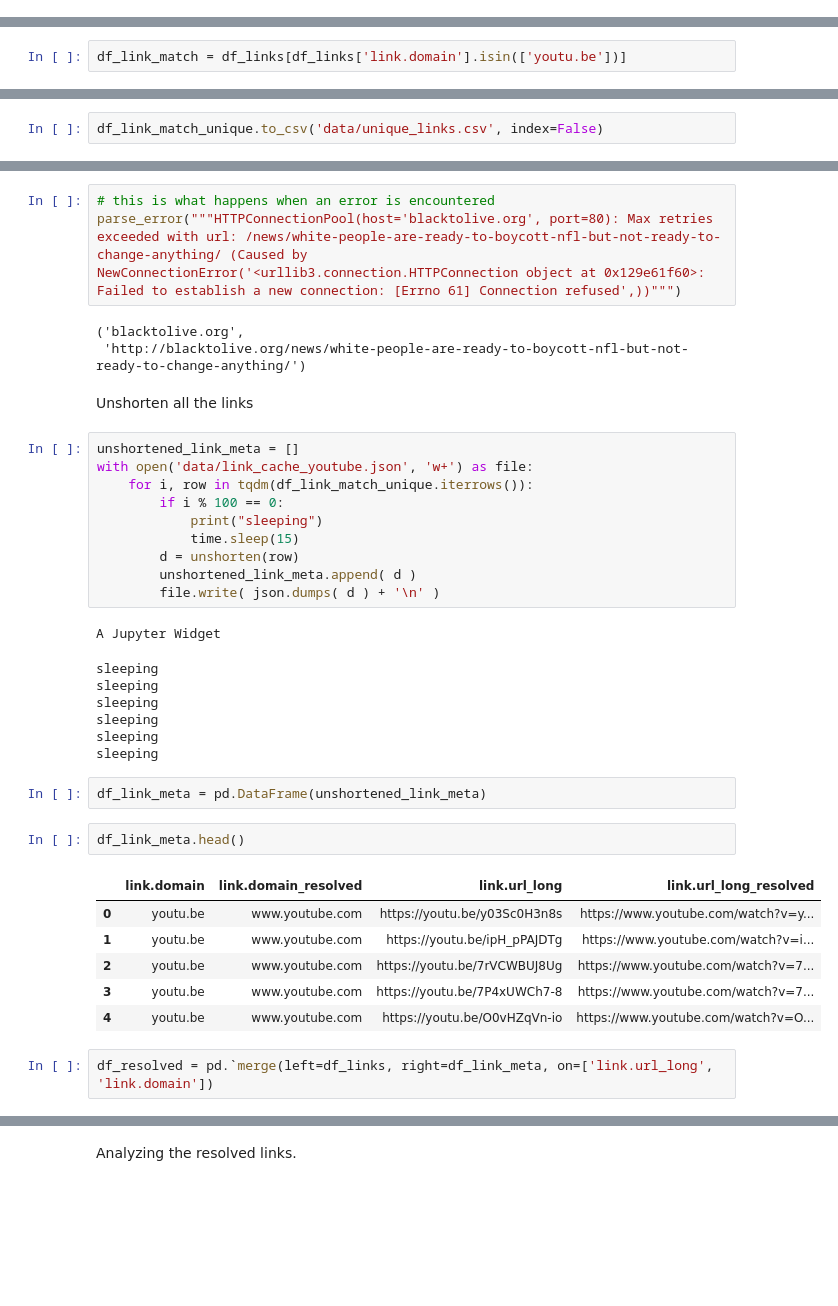
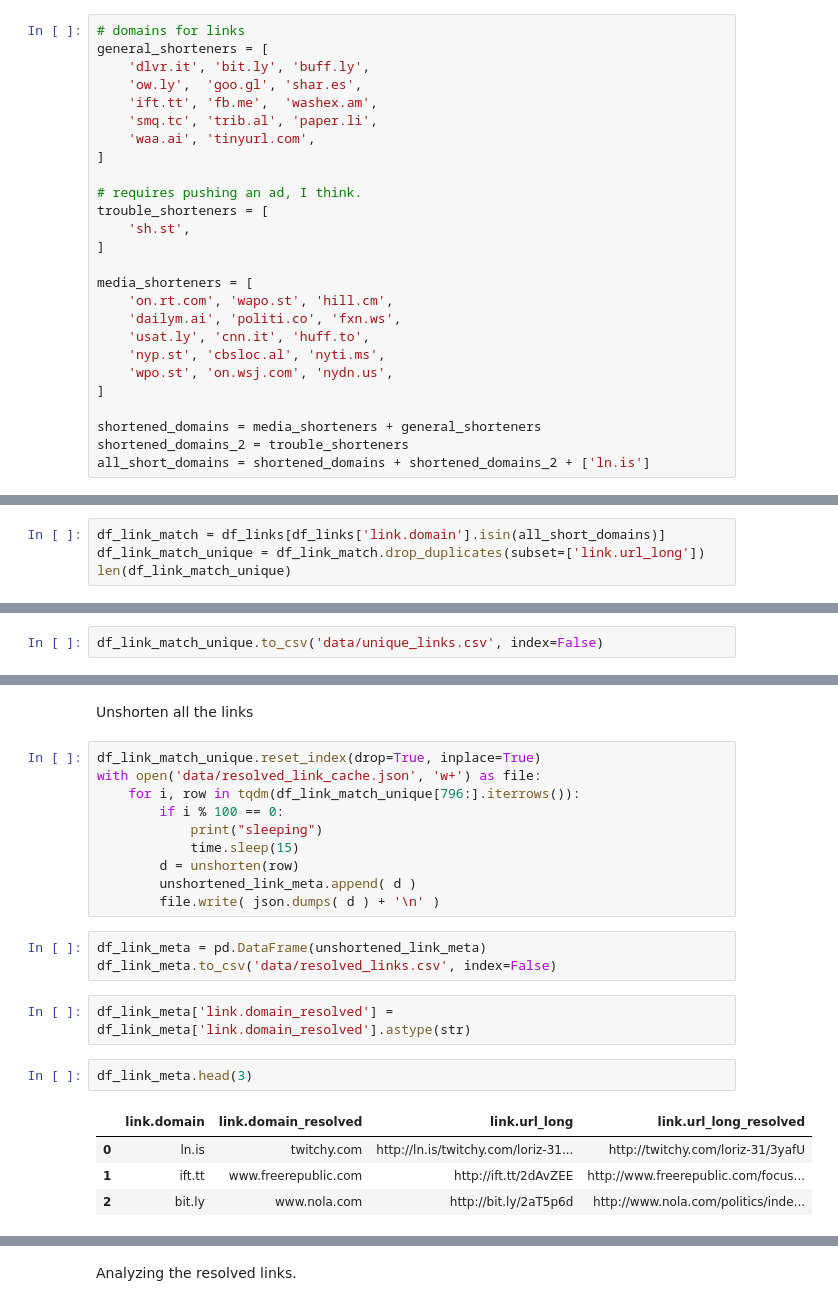
Before and after one commit to mitpalorg/nbc_russian_trolls, a Jupyter notebook: link_analysis-2018-02-28.ipynb, the cells around one changed output, grey strips where cells are left out. Saved outputs shown, nothing was run; the diff lists cells and outputs as text; blank space fills up the shorter version.

```diff
--- a/link_analysis-2018-02-28.ipynb
+++ b/link_analysis-2018-02-28.ipynb
@@ -187,2 +114,28 @@ r.url
 Which links will we unshorten?
 Lets filter all link domains for the ones in the lists ahove
+# %%
+# domains for links
+general_shorteners = [
+    'dlvr.it', 'bit.ly', 'buff.ly',
+    'ow.ly',  'goo.gl', 'shar.es',
+    'ift.tt', 'fb.me',  'washex.am',
+    'smq.tc', 'trib.al', 'paper.li',
+    'waa.ai', 'tinyurl.com',
+]
+
+# requires pushing an ad, I think.
+trouble_shorteners = [
+    'sh.st',
+]
+
+media_shorteners = [
+    'on.rt.com', 'wapo.st', 'hill.cm',
+    'dailym.ai', 'politi.co', 'fxn.ws',
+    'usat.ly', 'cnn.it', 'huff.to',
+    'nyp.st', 'cbsloc.al', 'nyti.ms',
+    'wpo.st', 'on.wsj.com', 'nydn.us',
+]
+
+shortened_domains = media_shorteners + general_shorteners
+shortened_domains_2 = trouble_shorteners
+all_short_domains = shortened_domains + shortened_domains_2 + ['ln.is']
@@ -189,2 +188,4 @@ Lets filter all link domains for the ones in the lists ahove
 # %%
-df_link_match = df_links[df_links['link.domain'].isin(['youtu.be'])]
+df_link_match = df_links[df_links['link.domain'].isin(all_short_domains)]
+df_link_match_unique = df_link_match.drop_duplicates(subset=['link.url_long'])
+len(df_link_match_unique)
@@ -321,39 +196,24 @@ unshorten(df_link_match_unique.iloc[35])
-# %%
-# this is what happens when an error is encountered
-parse_error("""HTTPConnectionPool(host='blacktolive.org', port=80): Max retries exceeded with url: /news/white-people-are-ready-to-boycott-nfl-but-not-ready-to-change-anything/ (Caused by NewConnectionError('<urllib3.connection.HTTPConnection object at 0x129e61f60>: Failed to establish a new connection: [Errno 61] Connection refused',))""")
-# %% [output]
-('blacktolive.org',
- 'http://blacktolive.org/news/white-people-are-ready-to-boycott-nfl-but-not-ready-to-change-anything/')
 # %% [markdown]
 Unshorten all the links
 # %%
-unshortened_link_meta = []
-with open('data/link_cache_youtube.json', 'w+') as file:
-    for i, row in tqdm(df_link_match_unique.iterrows()):
+df_link_match_unique.reset_index(drop=True, inplace=True)
+with open('data/resolved_link_cache.json', 'w+') as file:
+    for i, row in tqdm(df_link_match_unique[796:].iterrows()):
         if i % 100 == 0:
             print("sleeping")
             time.sleep(15)
         d = unshorten(row)
         unshortened_link_meta.append( d )
         file.write( json.dumps( d ) + '\n' )
-# %% [output]
-A Jupyter Widget
-sleeping
-sleeping
-sleeping
-sleeping
-sleeping
-sleeping
 # %%
 df_link_meta = pd.DataFrame(unshortened_link_meta)
+df_link_meta.to_csv('data/resolved_links.csv', index=False)
+# %%
+df_link_meta['link.domain_resolved'] = df_link_meta['link.domain_resolved'].astype(str)
 # %%
-df_link_meta.head()
+df_link_meta.head(3)
 # %% [output]
 |  | link.domain | link.domain_resolved | link.url_long | link.url_long_resolved |
-| 0 | youtu.be | www.youtube.com | https://youtu.be/y03Sc0H3n8s | https://www.youtube.com/watch?v=y... |
-| 1 | youtu.be | www.youtube.com | https://youtu.be/ipH_pPAJDTg | https://www.youtube.com/watch?v=i... |
-| 2 | youtu.be | www.youtube.com | https://youtu.be/7rVCWBUJ8Ug | https://www.youtube.com/watch?v=7... |
-| 3 | youtu.be | www.youtube.com | https://youtu.be/7P4xUWCh7-8 | https://www.youtube.com/watch?v=7... |
-| 4 | youtu.be | www.youtube.com | https://youtu.be/O0vHZqVn-io | https://www.youtube.com/watch?v=O... |
+| 0 | ln.is | twitchy.com | http://ln.is/twitchy.com/loriz-31... | http://twitchy.com/loriz-31/3yafU |
+| 1 | ift.tt | www.freerepublic.com | http://ift.tt/2dAvZEE | http://www.freerepublic.com/focus... |
+| 2 | bit.ly | www.nola.com | http://bit.ly/2aT5p6d | http://www.nola.com/politics/inde... |
-# %%
-df_resolved = pd.`merge(left=df_links, right=df_link_meta, on=['link.url_long', 'link.domain'])
```
Also changed, not shown: parts of 134 cells of this notebook.
